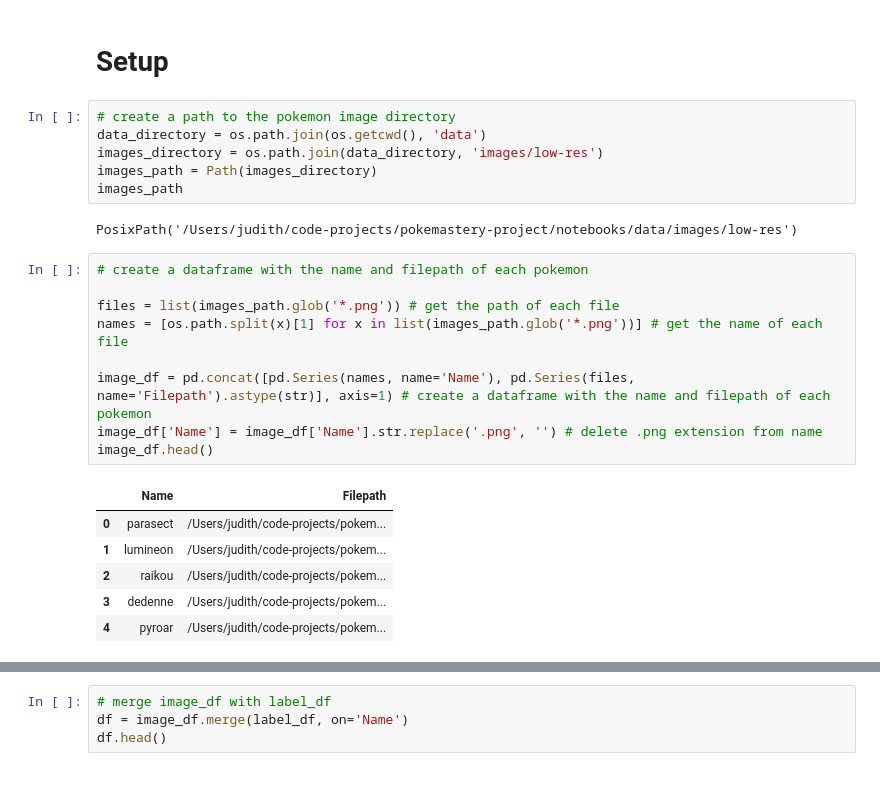
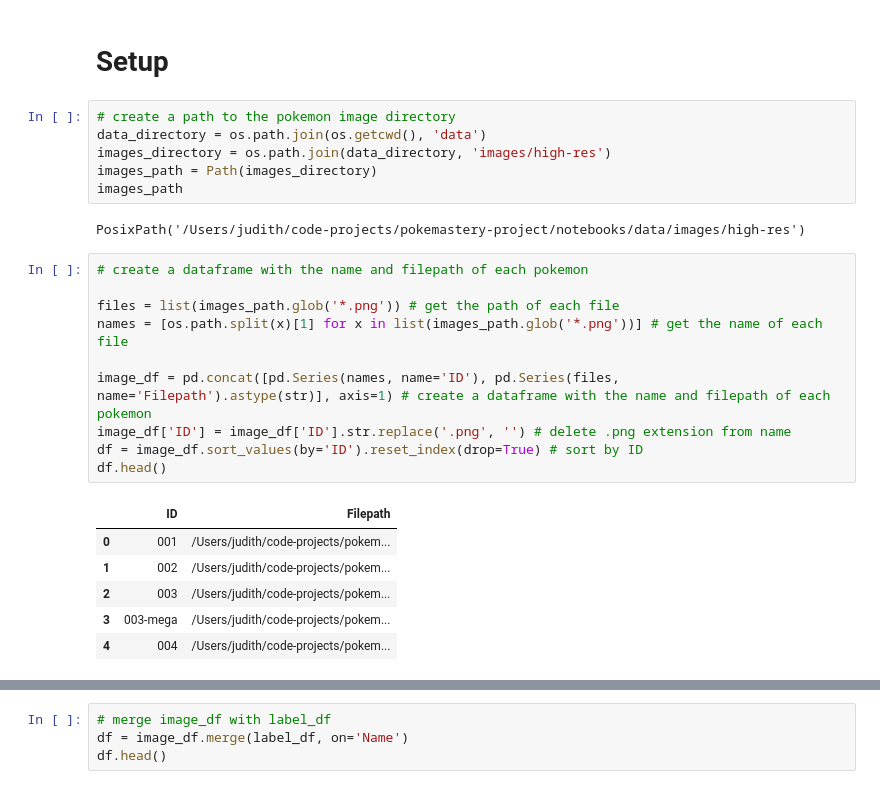
Before and after one commit to judithernandez/pokemastery, a Jupyter notebook: notebooks/04_high_data_exploration.ipynb, the cells around one changed output, grey strips where cells are left out. Saved outputs shown, nothing was run; the diff lists cells and outputs as text.

```diff
--- a/notebooks/04_high_data_exploration.ipynb
+++ b/notebooks/04_high_data_exploration.ipynb
@@ -11,24 +11,25 @@ from pathlib import Path
 # %%
 # create a path to the pokemon image directory
 data_directory = os.path.join(os.getcwd(), 'data')
-images_directory = os.path.join(data_directory, 'images/low-res')
+images_directory = os.path.join(data_directory, 'images/high-res')
 images_path = Path(images_directory)
 images_path
 # %% [output]
-PosixPath('/Users/judith/code-projects/pokemastery-project/notebooks/data/images/low-res')
+PosixPath('/Users/judith/code-projects/pokemastery-project/notebooks/data/images/high-res')
 # %%
 # create a dataframe with the name and filepath of each pokemon
 
 files = list(images_path.glob('*.png')) # get the path of each file
 names = [os.path.split(x)[1] for x in list(images_path.glob('*.png'))] # get the name of each file
 
-image_df = pd.concat([pd.Series(names, name='Name'), pd.Series(files, name='Filepath').astype(str)], axis=1) # create a dataframe with the name and filepath of each pokemon
-image_df['Name'] = image_df['Name'].str.replace('.png', '') # delete .png extension from name
-image_df.head()
+image_df = pd.concat([pd.Series(names, name='ID'), pd.Series(files, name='Filepath').astype(str)], axis=1) # create a dataframe with the name and filepath of each pokemon
+image_df['ID'] = image_df['ID'].str.replace('.png', '') # delete .png extension from name
+df = image_df.sort_values(by='ID').reset_index(drop=True) # sort by ID
+df.head()
 # %% [output]
-|  | Name | Filepath |
-| 0 | parasect | /Users/judith/code-projects/pokem... |
-| 1 | lumineon | /Users/judith/code-projects/pokem... |
-| 2 | raikou | /Users/judith/code-projects/pokem... |
-| 3 | dedenne | /Users/judith/code-projects/pokem... |
-| 4 | pyroar | /Users/judith/code-projects/pokem... |
+|  | ID | Filepath |
+| 0 | 001 | /Users/judith/code-projects/pokem... |
+| 1 | 002 | /Users/judith/code-projects/pokem... |
+| 2 | 003 | /Users/judith/code-projects/pokem... |
+| 3 | 003-mega | /Users/judith/code-projects/pokem... |
+| 4 | 004 | /Users/judith/code-projects/pokem... |
```
Also changed, not shown: parts of 5 cells of this notebook, 3 other files.
